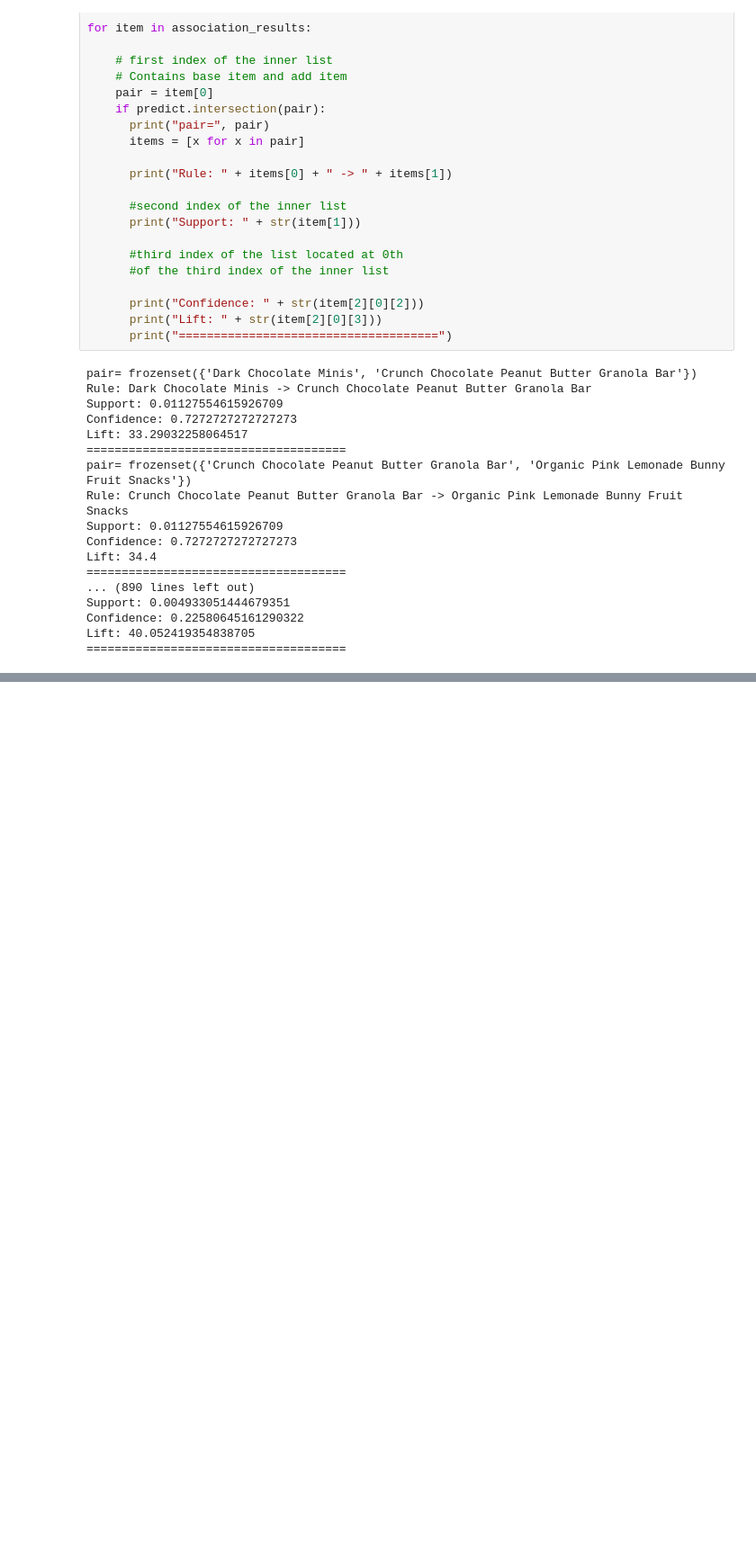
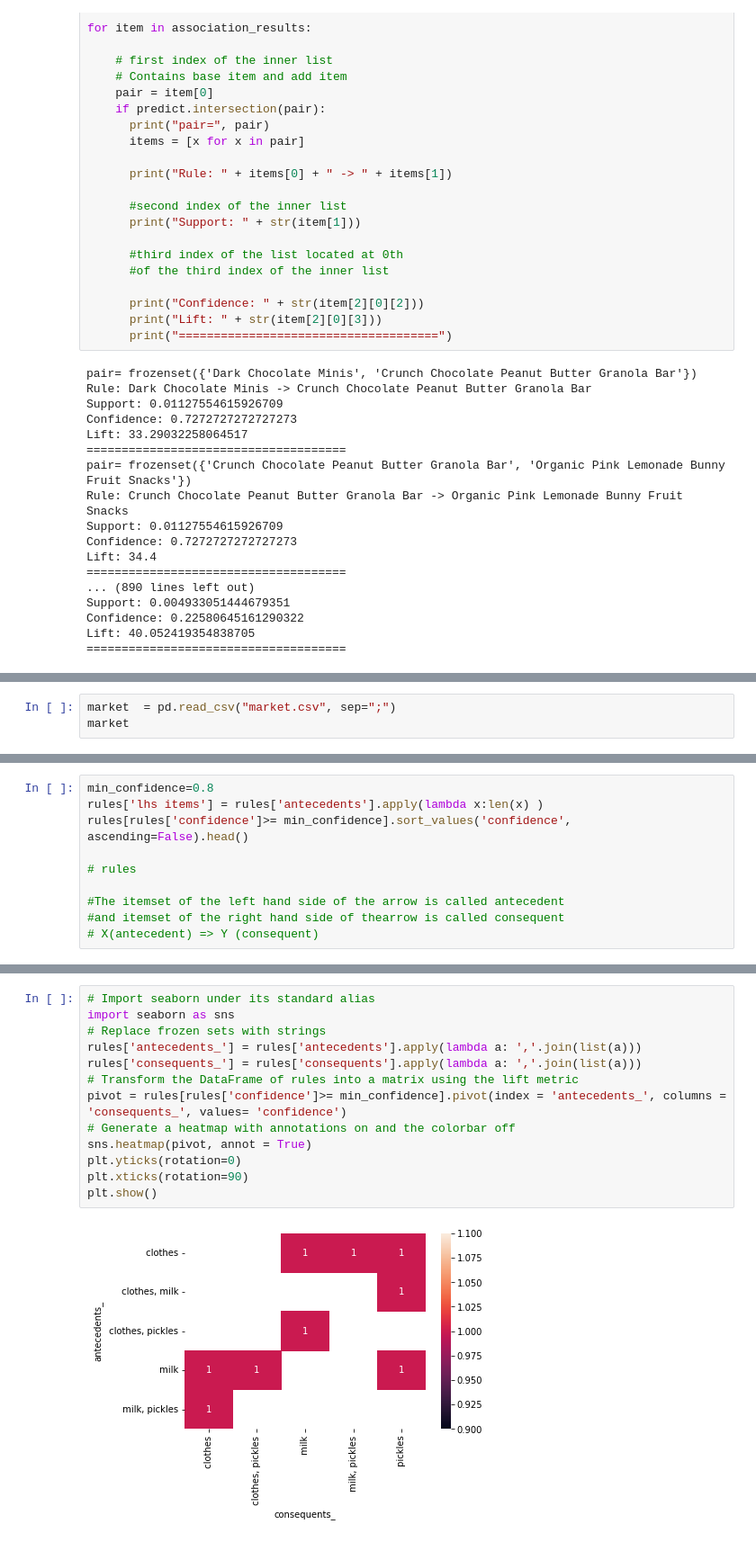
Before and after one commit to s-c-soma/AdvanceDataMining-CMPE-256, a Jupyter notebook: assignments/CMPE256_Assignment_13_Apriori_Market_Basket_Item_Apriori.ipynb, the cells around one changed output, grey strips where cells are left out. Shown at 90% size. Saved outputs shown, nothing was run; the diff lists cells and outputs as text; blank space fills up the shorter version.

```diff
--- a/assignments/CMPE256_Assignment_13_Apriori_Market_Basket_Item_Apriori.ipynb
+++ b/assignments/CMPE256_Assignment_13_Apriori_Market_Basket_Item_Apriori.ipynb
@@ -238,0 +313,3 @@ Lift: 40.052419354838705
+# %%
+market  = pd.read_csv("market.csv", sep=";")
+market
@@ -238,0 +368,10 @@ Lift: 40.052419354838705
+# %%
+min_confidence=0.8
+rules['lhs items'] = rules['antecedents'].apply(lambda x:len(x) )
+rules[rules['confidence']>= min_confidence].sort_values('confidence', ascending=False).head()
+
+# rules
+
+#The itemset of the left hand side of the arrow is called antecedent
+#and itemset of the right hand side of thearrow is called consequent
+# X(antecedent) => Y (consequent)
@@ -238,0 +385,15 @@ Lift: 40.052419354838705
+# %%
+# Import seaborn under its standard alias
+import seaborn as sns
+# Replace frozen sets with strings
+rules['antecedents_'] = rules['antecedents'].apply(lambda a: ','.join(list(a)))
+rules['consequents_'] = rules['consequents'].apply(lambda a: ','.join(list(a)))
+# Transform the DataFrame of rules into a matrix using the lift metric
+pivot = rules[rules['confidence']>= min_confidence].pivot(index = 'antecedents_', columns = 'consequents_', values= 'confidence')
+# Generate a heatmap with annotations on and the colorbar off
+sns.heatmap(pivot, annot = True)
+plt.yticks(rotation=0)
+plt.xticks(rotation=90)
+plt.show()
+# %% [output]
+[figure, added]
```
Also changed, not shown: parts of 36 cells of this notebook.
